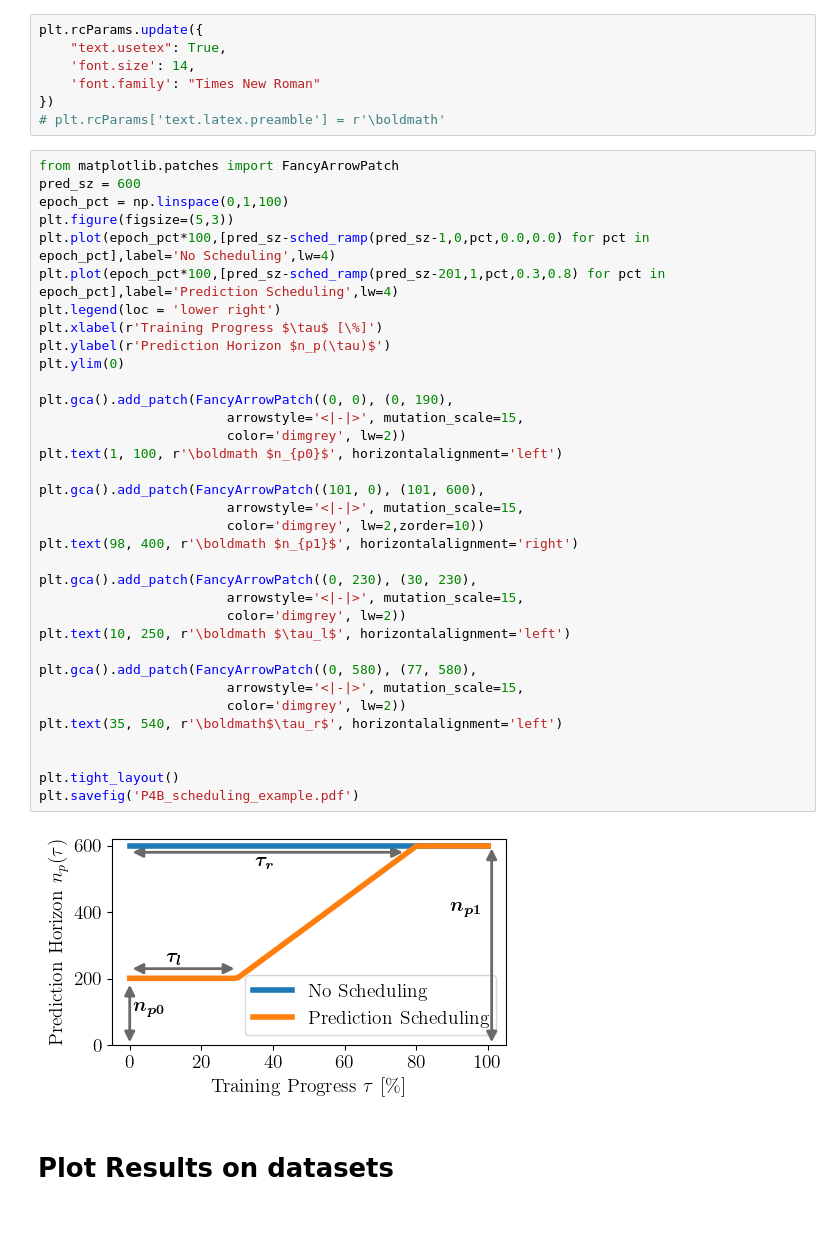
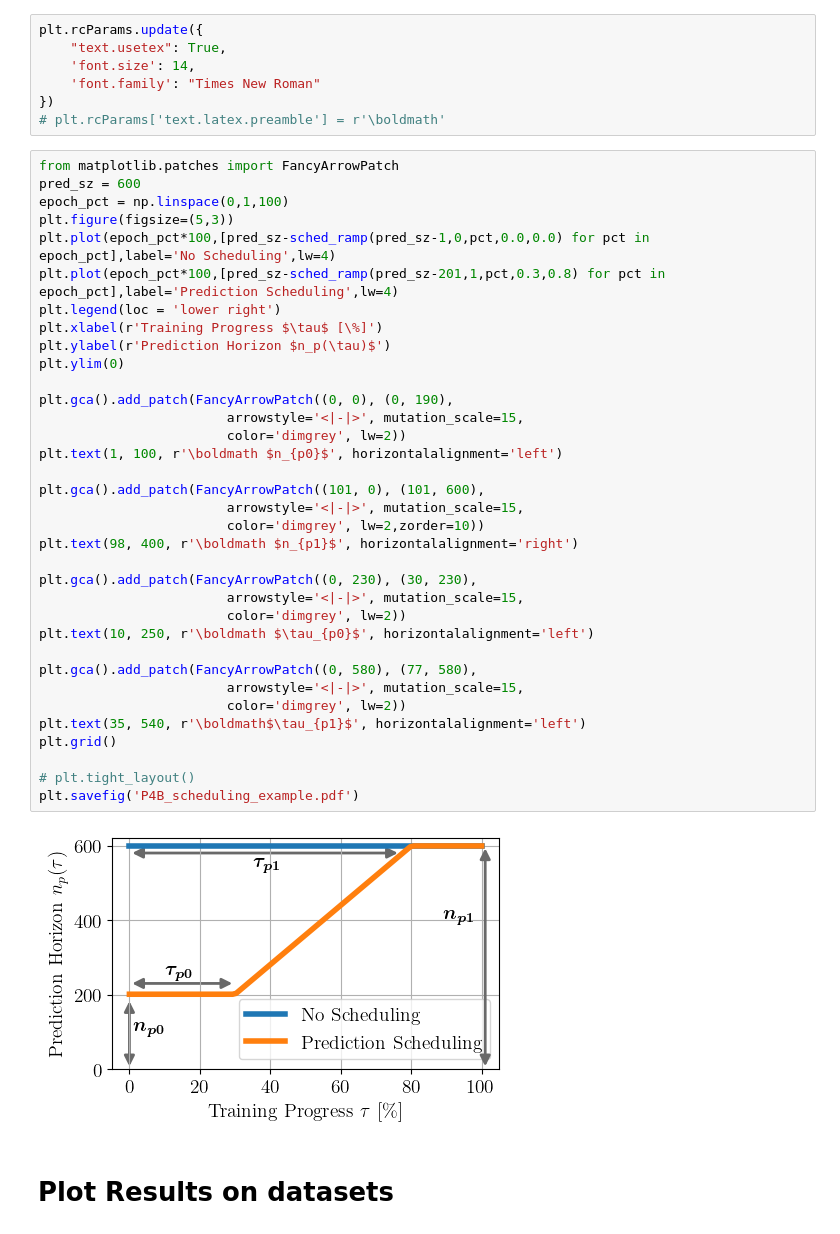
Before and after one commit to daniel-om-weber/fransys_supplement, a Jupyter notebook: 5_P4B_Plots.ipynb, the cells around one changed output. Saved outputs shown, nothing was run; the diff lists cells and outputs as text.

```diff
--- a/5_P4B_Plots.ipynb
+++ b/5_P4B_Plots.ipynb
@@ -31,38 +29,38 @@ from matplotlib.patches import FancyArrowPatch
 pred_sz = 600
 epoch_pct = np.linspace(0,1,100)
 plt.figure(figsize=(5,3))
 plt.plot(epoch_pct*100,[pred_sz-sched_ramp(pred_sz-1,0,pct,0.0,0.0) for pct in epoch_pct],label='No Scheduling',lw=4)
 plt.plot(epoch_pct*100,[pred_sz-sched_ramp(pred_sz-201,1,pct,0.3,0.8) for pct in epoch_pct],label='Prediction Scheduling',lw=4)
 plt.legend(loc = 'lower right')
 plt.xlabel(r'Training Progress $\tau$ [\%]')
 plt.ylabel(r'Prediction Horizon $n_p(\tau)$')
 plt.ylim(0)
 
 plt.gca().add_patch(FancyArrowPatch((0, 0), (0, 190),
                         arrowstyle='<|-|>', mutation_scale=15,
                         color='dimgrey', lw=2))
 plt.text(1, 100, r'\boldmath $n_{p0}$', horizontalalignment='left')
 
 plt.gca().add_patch(FancyArrowPatch((101, 0), (101, 600),
                         arrowstyle='<|-|>', mutation_scale=15,
                         color='dimgrey', lw=2,zorder=10))
 plt.text(98, 400, r'\boldmath $n_{p1}$', horizontalalignment='right')
 
 plt.gca().add_patch(FancyArrowPatch((0, 230), (30, 230),
                         arrowstyle='<|-|>', mutation_scale=15,
                         color='dimgrey', lw=2))
-plt.text(10, 250, r'\boldmath $\tau_l$', horizontalalignment='left')
+plt.text(10, 250, r'\boldmath $\tau_{p0}$', horizontalalignment='left')
 
 plt.gca().add_patch(FancyArrowPatch((0, 580), (77, 580),
                         arrowstyle='<|-|>', mutation_scale=15,
                         color='dimgrey', lw=2))
-plt.text(35, 540, r'\boldmath$\tau_r$', horizontalalignment='left')
+plt.text(35, 540, r'\boldmath$\tau_{p1}$', horizontalalignment='left')
+plt.grid()
 
-
-plt.tight_layout()
+# plt.tight_layout()
 plt.savefig('P4B_scheduling_example.pdf')
 # %% [output]
-[figure, old version]
+[figure, new version]
 # %% [markdown]
 # Plot Results on datasets
 # %%
```
Also changed, not shown: parts of 13 cells of this notebook, 5 other files.
